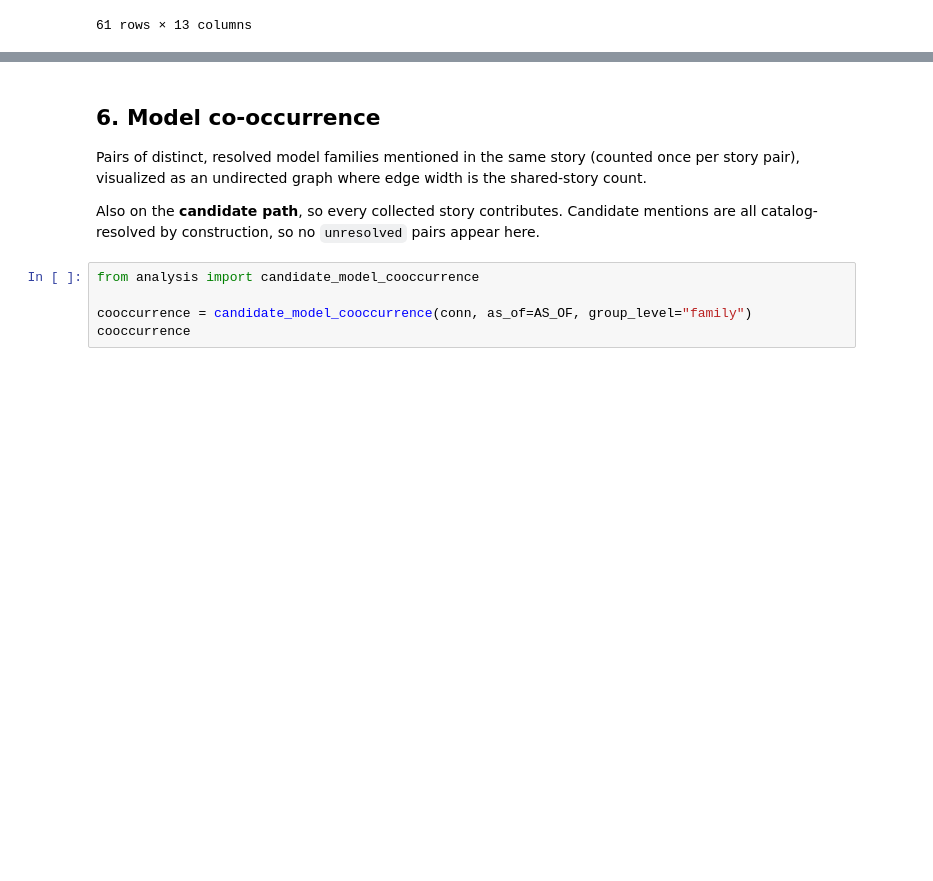
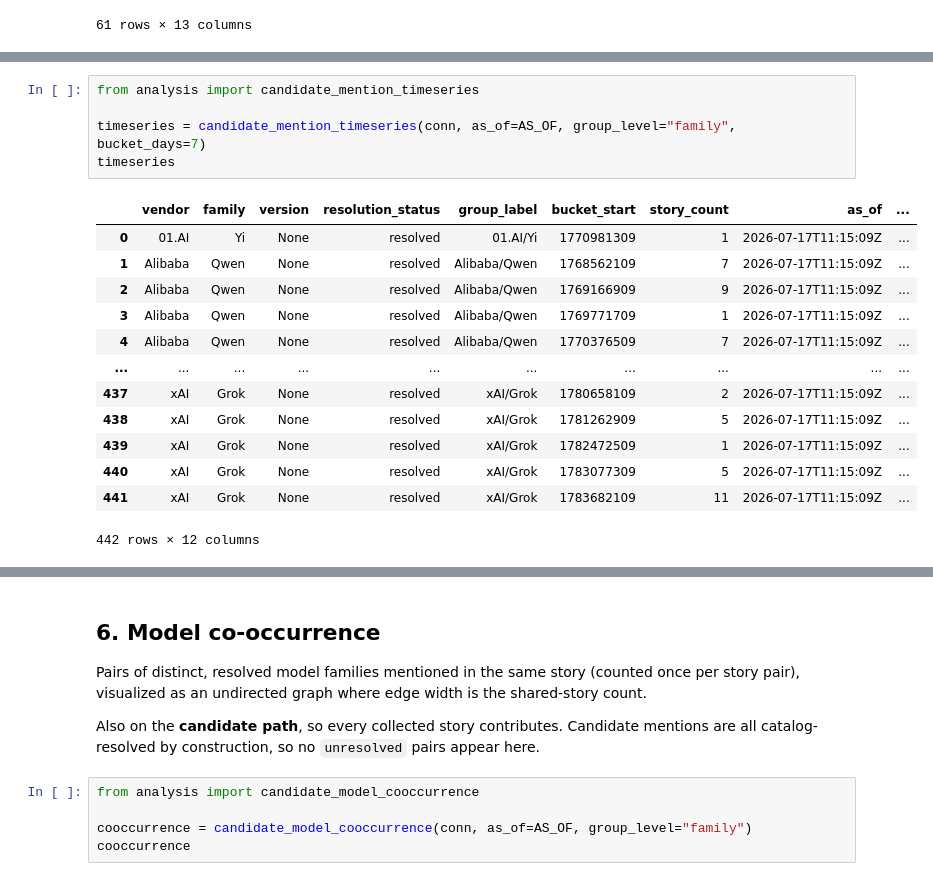
Before and after one commit to duckchud/ai_pulse, a Jupyter notebook: analysis.ipynb, the cells around one changed output, grey strips where cells are left out. Drawn from its saved outputs; the diff is of its cells as text; blank space fills up the shorter version.

```diff
--- a/analysis.ipynb
+++ b/analysis.ipynb
@@ -188,0 +198,19 @@ lineup
+# %%
+from analysis import candidate_mention_timeseries
+
+timeseries = candidate_mention_timeseries(conn, as_of=AS_OF, group_level="family", bucket_days=7)
+timeseries
+# %% [output]
+|  | vendor | family | version | resolution_status | group_label | bucket_start | story_count | as_of | ... |
+| 0 | 01.AI | Yi | None | resolved | 01.AI/Yi | 1770981309 | 1 | 2026-07-17T11:15:09Z | ... |
+| 1 | Alibaba | Qwen | None | resolved | Alibaba/Qwen | 1768562109 | 7 | 2026-07-17T11:15:09Z | ... |
+| 2 | Alibaba | Qwen | None | resolved | Alibaba/Qwen | 1769166909 | 9 | 2026-07-17T11:15:09Z | ... |
+| 3 | Alibaba | Qwen | None | resolved | Alibaba/Qwen | 1769771709 | 1 | 2026-07-17T11:15:09Z | ... |
+| 4 | Alibaba | Qwen | None | resolved | Alibaba/Qwen | 1770376509 | 7 | 2026-07-17T11:15:09Z | ... |
+| ... | ... | ... | ... | ... | ... | ... | ... | ... | ... |
+| 437 | xAI | Grok | None | resolved | xAI/Grok | 1780658109 | 2 | 2026-07-17T11:15:09Z | ... |
+| 438 | xAI | Grok | None | resolved | xAI/Grok | 1781262909 | 5 | 2026-07-17T11:15:09Z | ... |
+| 439 | xAI | Grok | None | resolved | xAI/Grok | 1782472509 | 1 | 2026-07-17T11:15:09Z | ... |
+| 440 | xAI | Grok | None | resolved | xAI/Grok | 1783077309 | 5 | 2026-07-17T11:15:09Z | ... |
+| 441 | xAI | Grok | None | resolved | xAI/Grok | 1783682109 | 11 | 2026-07-17T11:15:09Z | ... |
+442 rows × 12 columns
```
Also changed, not shown: parts of 2 cells of this notebook, 2 other files.
